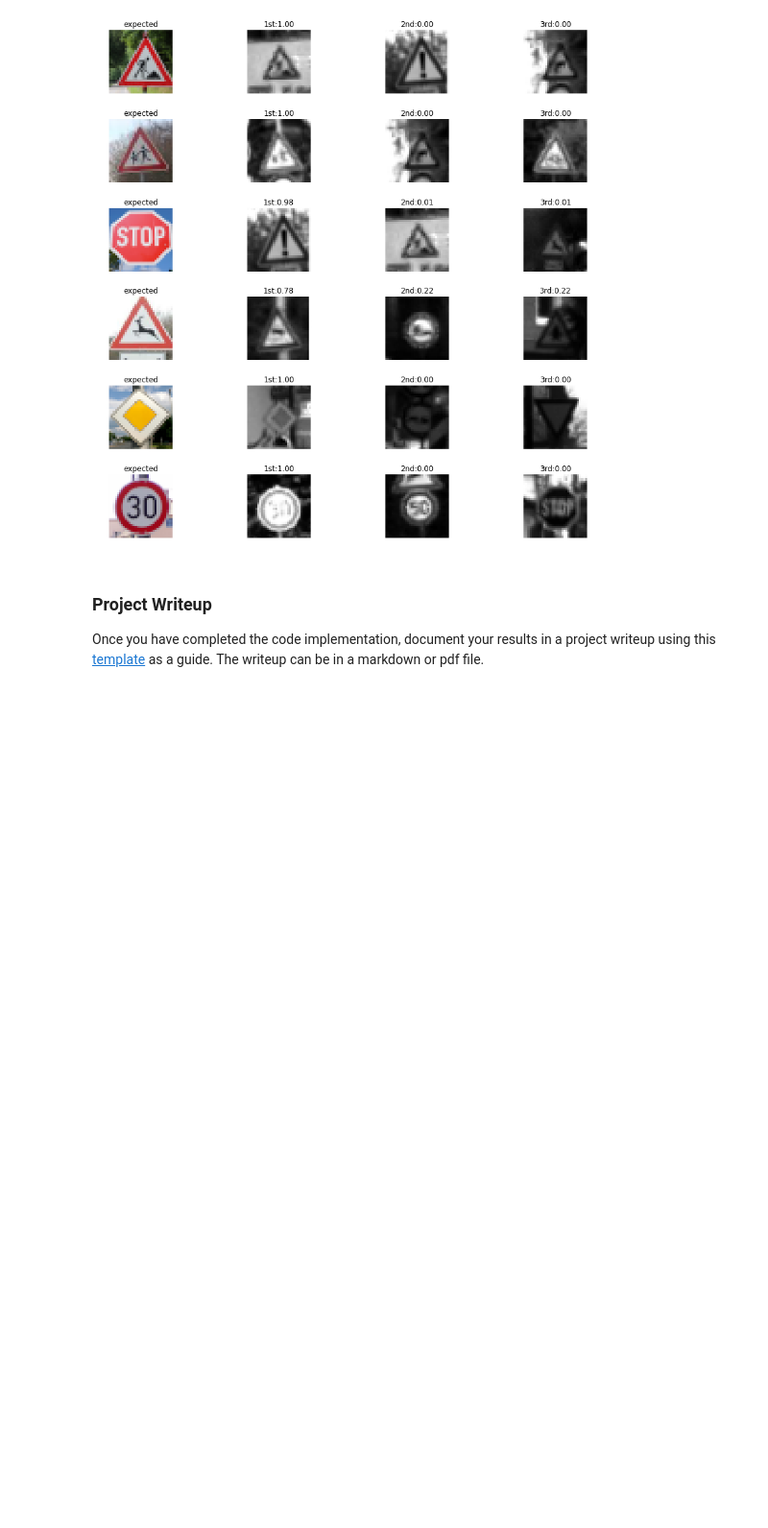
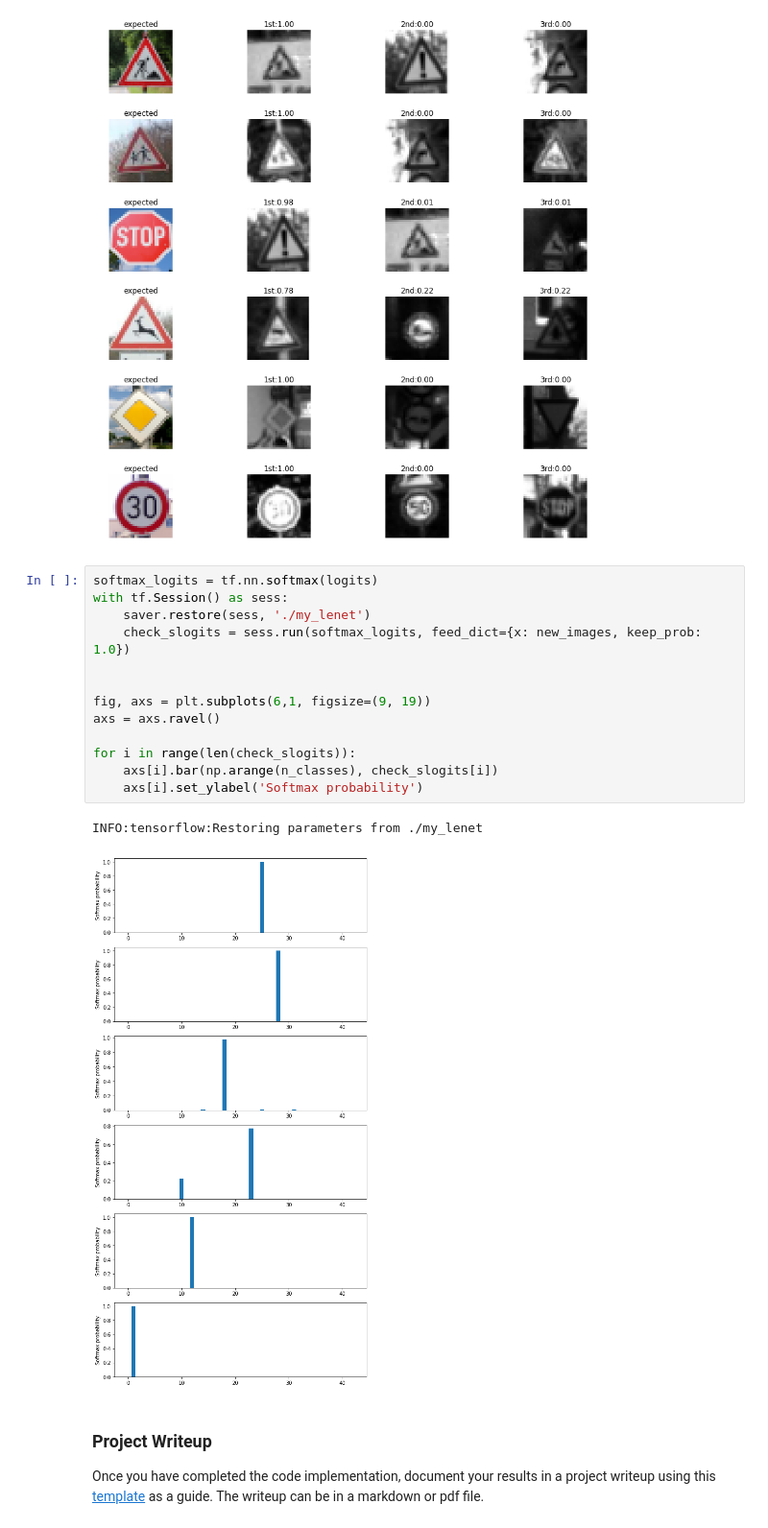
Before and after one commit to raffael87/CarND-Traffic-Sign-Classifier-Project, a Jupyter notebook: Traffic_Sign_Classifier.ipynb, the cells around one changed output. Shown at 96% size. Drawn from its saved outputs; the diff is of its cells as text; blank space fills up the shorter version.

```diff
--- a/Traffic_Sign_Classifier.ipynb
+++ b/Traffic_Sign_Classifier.ipynb
@@ -751,6 +756,22 @@ predicted ids for expected 12:[12  9 13 32 41]
 predicted ids for expected 1:[ 1  2 14  4  5]
 Show for each image the corresponding 3 images and the probability
 [figure]
+# %%
+softmax_logits = tf.nn.softmax(logits)
+with tf.Session() as sess:
+    saver.restore(sess, './my_lenet')
+    check_slogits = sess.run(softmax_logits, feed_dict={x: new_images, keep_prob: 1.0})
+
+
+fig, axs = plt.subplots(6,1, figsize=(9, 19))
+axs = axs.ravel()
+
+for i in range(len(check_slogits)):
+    axs[i].bar(np.arange(n_classes), check_slogits[i])
+    axs[i].set_ylabel('Softmax probability')
+# %% [output]
+INFO:tensorflow:Restoring parameters from ./my_lenet
+[figure, added]
 # %% [markdown]
 ### Project Writeup
 
```
Also changed, not shown: parts of 2 cells of this notebook, 3 other files.
